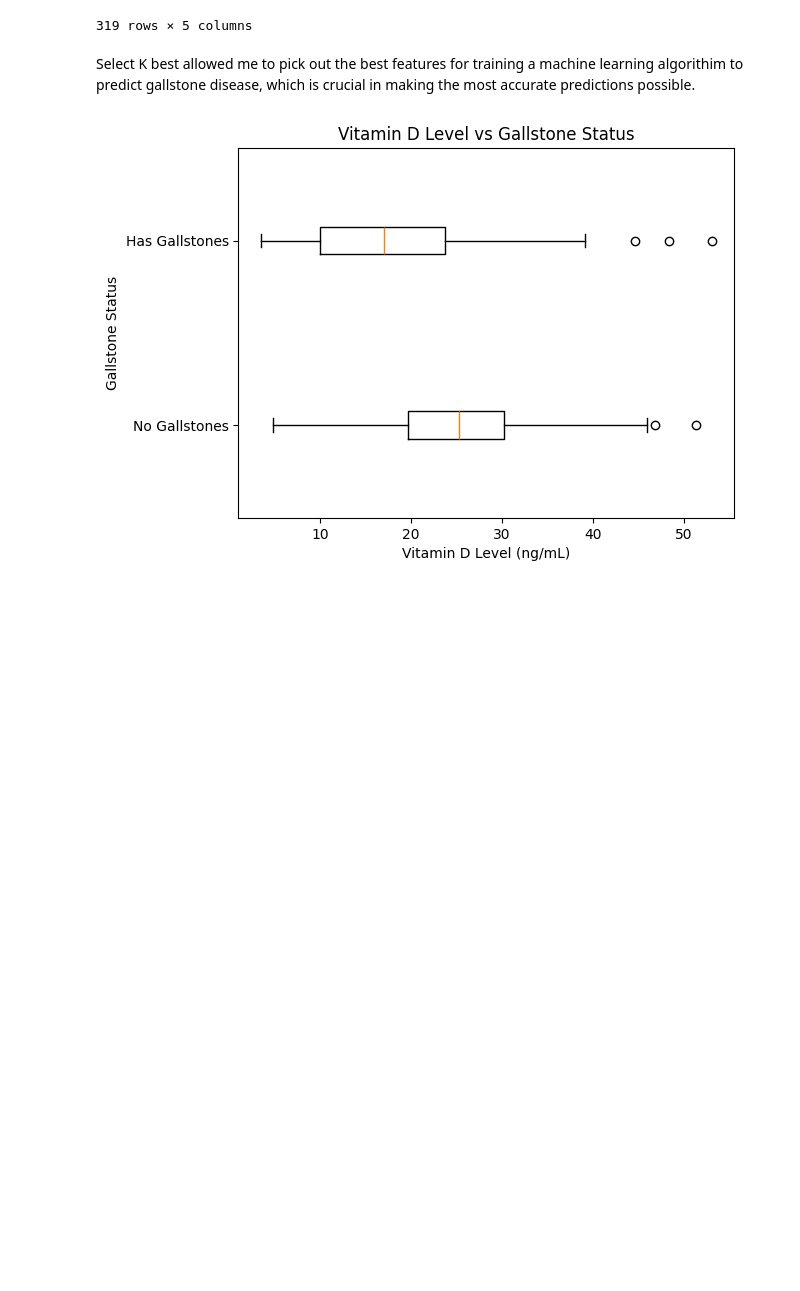
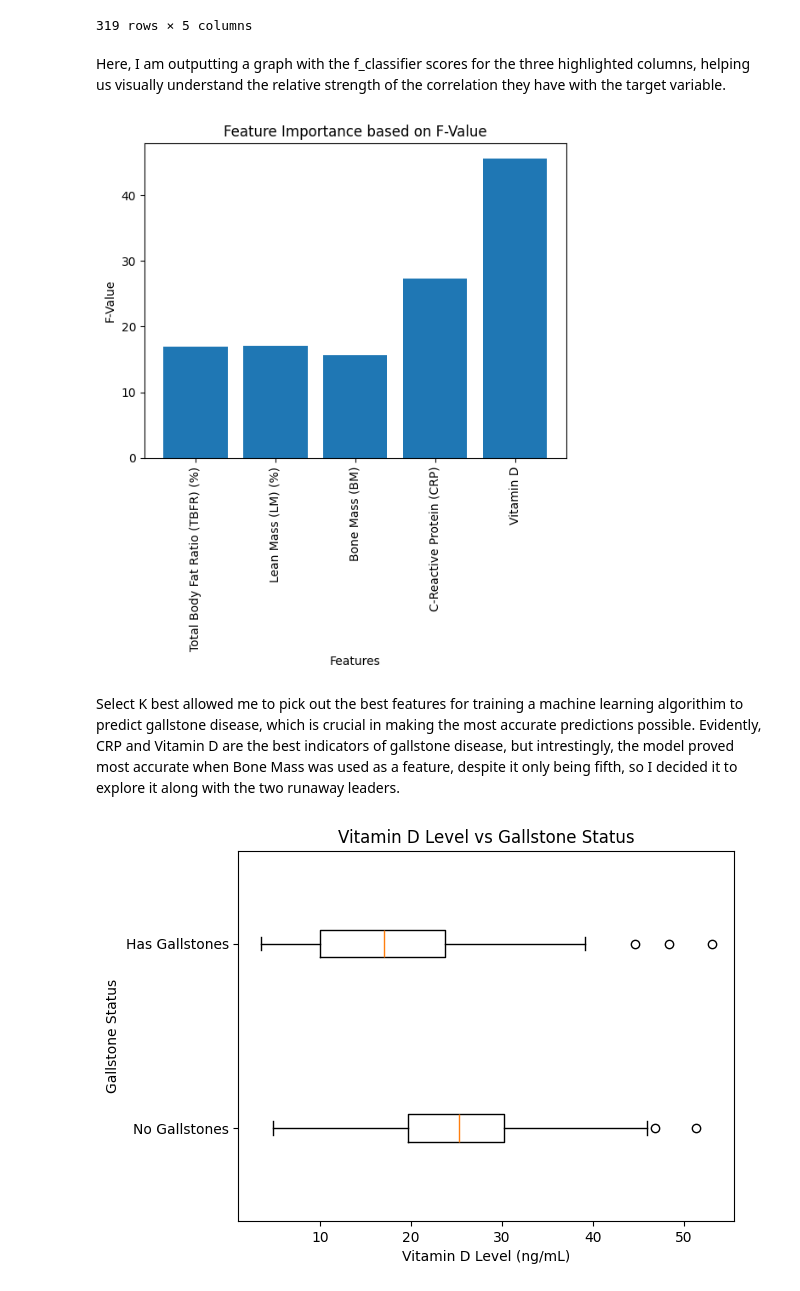
Before and after one commit to DanielT118/Gallstones-Research-Project, a Jupyter notebook: Gallstones_Research_Project.ipynb, the cells around one changed output. Saved outputs shown, nothing was run; the diff lists cells and outputs as text; code cells hidden in the pictures; blank space fills up the shorter version.

```diff
--- a/Gallstones_Research_Project.ipynb
+++ b/Gallstones_Research_Project.ipynb
@@ -174,8 +174,22 @@ best_features
 | 317 | 21.10 | 78.85 | 3.4 | 0.4 | 33.3 |
 | 318 | 31.50 | 68.50 | 2.2 | 0.0 | 29.0 |
 319 rows × 5 columns
+# %% [markdown]
+Here, I am outputting a graph with the f_classifier scores for the three highlighted columns, helping us visually understand the relative strength of the correlation they have with the target variable.
+# %%
+fit = selector.fit(best_features, label)
+scores = fit.scores_
+feature_names = best_features.columns
+plt.bar(feature_names , scores)
+plt.xlabel("Features")
+plt.ylabel("F-Value")
+plt.title("Feature Importance based on F-Value")
+plt.xticks(rotation= 90)
+plt.show()
+# %% [output]
+[figure, added]
 # %% [markdown]
-Select K best allowed me to pick out the best features for training a machine learning algorithim to predict gallstone disease, which is crucial in making the most accurate predictions possible.
+Select K best allowed me to pick out the best features for training a machine learning algorithim to predict gallstone disease, which is crucial in making the most accurate predictions possible. Evidently, CRP and Vitamin D are the best indicators of gallstone disease, but intrestingly, the model proved most accurate when Bone Mass was used as a feature, despite it only being fifth, so I decided it to explore it along with the two runaway leaders.
 # %%
 no_gallstones = df[df['Gallstone Status'] == 0]
 gallstones_present = df[df['Gallstone Status'] == 1]
```
Also changed, not shown: parts of 11 cells of this notebook.
